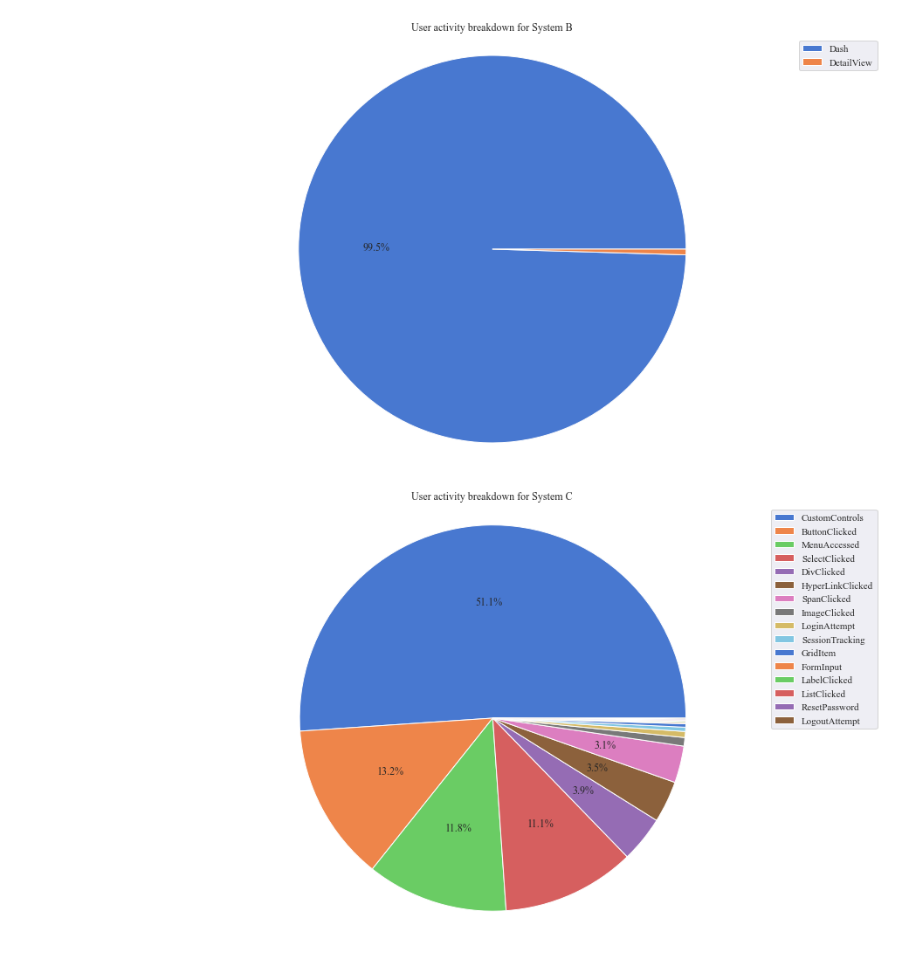
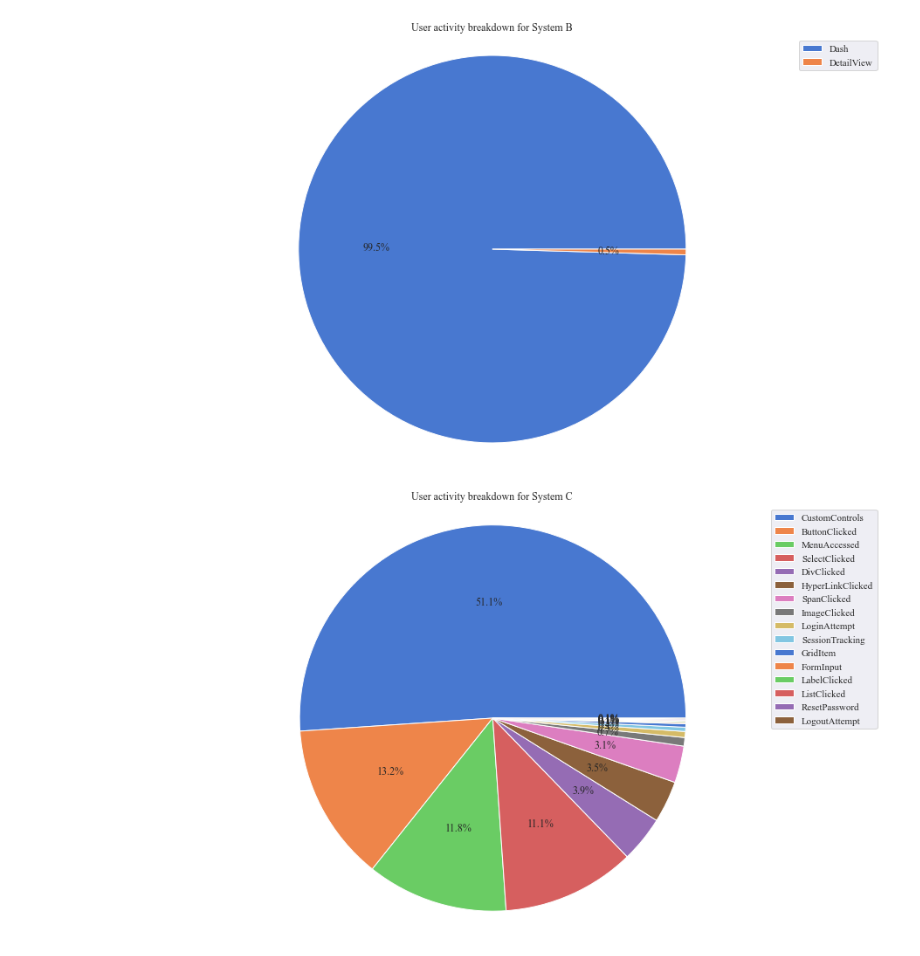
Before and after one commit to CorrieScheepers/Masters, a Jupyter notebook: src/Ch3/log_analysis/uat_analysis.ipynb, the cells around one changed output. Cells and saved outputs as stored; diff of their text form; code cells hidden in the pictures.

```diff
--- a/src/Ch3/log_analysis/uat_analysis.ipynb
+++ b/src/Ch3/log_analysis/uat_analysis.ipynb
@@ -279,41 +279,37 @@ createFigures(projectA_Normilised, 'A', projectA['ActivityType'].unique().tolist
 createFigures(projectB_Normilised, 'B', projectB['ActivityType'].unique().tolist())
 createFigures(projectC_Normilised, 'C', projectC['ActivityType'].unique().tolist())
 # %%
-def uatBreakdown(data, label, threshold=1.0):
+def uatBreakdown(data, label):
     # Count the occurrences of each category
     category_counts = data['ActivityType'].value_counts()
 
     # Define Seaborn color palette to use
     colors = sns.color_palette(color_pallette, n_colors=len(category_counts))
 
     # Create a new figure
     plt.figure()
 
     # Plotting a pie chart
     plt.rcParams["font.family"] = "Times New Roman"
     plt.rcParams["figure.figsize"] = (16, 9)
-
-    # Define a custom function for autopct to display percentages above the threshold
-    def my_autopct(pct):
-        return f'{pct:.1f}%' if pct >= threshold else ''
-
-    plt.pie(category_counts, colors=colors, autopct=my_autopct)
+    plt.pie(category_counts, colors=colors, autopct='%1.1f%%')
     plt.axis('equal')  # Ensure that pie is drawn as a circle
     plt.title('User activity breakdown for System ' + label)
 
     # Add a legend
     plt.legend(category_counts.index)
 
     # Save the current figure
     plt.savefig(f'../../../img/ch3/analysis/case_{label}_breakdown.pdf', format="pdf", bbox_inches="tight")
 
+
 uatBreakdown(projectA, 'A')
 uatBreakdown(projectB, 'B')
 uatBreakdown(projectC, 'C')
 # %% [output]
 [figure]
 [figure]
-[figure, old version]
+[figure, new version]
 # %%
 # Convert the 'Controller' column to string data type
 projectC['Controller'] = projectC['Controller'].astype(str)
```
Also changed, not shown: 8 other files.
